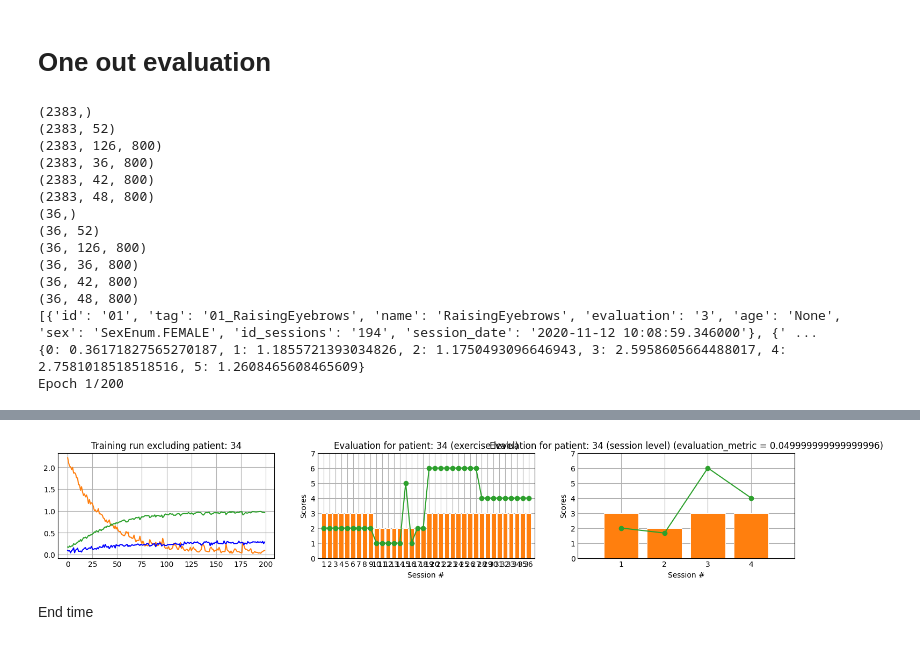
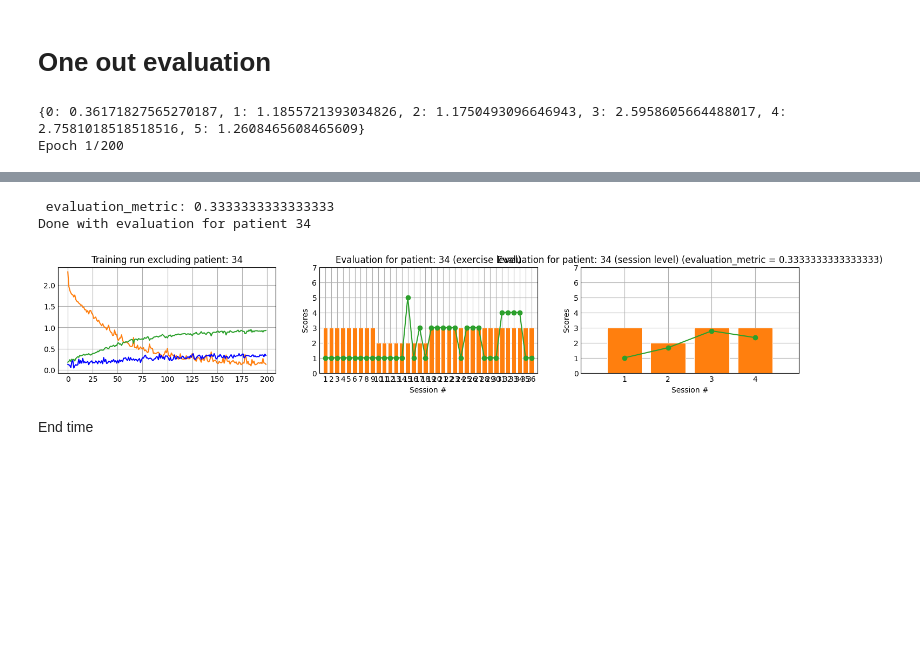
Before and after one commit to Arisiru/research-face-excercises-dynamics, a Jupyter notebook: src/Modeling_exp_FS.ipynb, the cells around one changed output, grey strips where cells are left out. Drawn from its saved outputs; the diff is of its cells as text; code cells hidden in the pictures; blank space fills up the shorter version.

```diff
--- a/src/Modeling_exp_FS.ipynb
+++ b/src/Modeling_exp_FS.ipynb
@@ -226,11 +251,11 @@ def get_cnn(inputLayer, region='default'):
     m = Conv1D(64, 3, padding='same', activation='relu', name=f'{region}-Convolution-3')(m)
     m = BatchNormalization(axis=chanDim, name=f'{region}-Normalization-3')(m)
     m = MaxPooling1D((2), name=f'{region}-Pooling-3')(m)
-    #m = Conv1D(64, 3, padding='same', activation='relu', name=f'{region}-Convolution-4')(m)
-    #m = BatchNormalization(axis=chanDim, name=f'{region}-Normalization-4')(m)
-    #m = MaxPooling1D((2), name=f'{region}-Pooling-4')(m)
+    m = Conv1D(64, 3, padding='same', activation='relu', name=f'{region}-Convolution-4')(m)
+    m = BatchNormalization(axis=chanDim, name=f'{region}-Normalization-4')(m)
+    m = MaxPooling1D((2), name=f'{region}-Pooling-4')(m)
     m = Flatten(name=f'{region}-Flatten-1')(m)
-    m = Dropout(0.3, name=f'{region}-Dropout-1')(m)
+    m = Dropout(0.5, name=f'{region}-Dropout-1')(m)
     m = Dense(128, activation="relu", name=f'{region}-Dense-1')(m)
     m = Model(inputs=inputLayer, outputs=m)
 
@@ -283,5 +263,6 @@ def get_model_regression(meta_shape, global_shape, frontal_shape, oral_shape, or
 # %%
 def get_model_classification(meta_shape, global_shape, frontal_shape, oral_shape, orbital_shape):
+
     input_meta = Input(shape=meta_shape, name='Meta-Input')
     model_meta = get_dnn(input_meta, region='Meta')
 
@@ -317,9 +298,16 @@ def get_model_classification(meta_shape, global_shape, frontal_shape, oral_shape
         model_orbital.input
     ], outputs=model_contatenate)
 
+    initial_learning_rate = 0.001
+    learning_rate = tf.keras.optimizers.schedules.ExponentialDecay(
+        initial_learning_rate=initial_learning_rate,
+        decay_steps=100000,
+        decay_rate=0.96,
+        staircase=True)
+
     model.compile(
         loss="sparse_categorical_crossentropy",
-        optimizer=Adam(learning_rate=1e-3, decay=1e-3 / 200),
+        optimizer=tf.keras.optimizers.Adam(learning_rate=initial_learning_rate),
         metrics=['accuracy']
     )
 
@@ -356,7 +326,7 @@ VERBOSE = 1
 EPOCHS = 200
 BATCH_SIZE = 16
 MODEL = 'CLASSIFICATION' #'REGRESSION'
-OUTPUT_DIR = os.path.join(dir_data_root, 'results', 'fs_evaluation', 'run_class_001')
+OUTPUT_DIR = os.path.join(dir_data_root, 'results', 'fs_evaluation', 'run_class_fs')
 # %%
 def error_size(ys, ys_pred):
     return [abs(y - y_p) for y, y_p in zip(ys, ys_pred)]
@@ -411,12 +381,12 @@ for test_parent_id in ['34']: #[]testing:
     xs_frontal = np.array(xslist_frontal, dtype='float32')
     xs_oral = np.array(xslist_oral, dtype='float32')
     xs_orbital = np.array(xslist_orbital, dtype='float32')
-    print(ys.shape)
-    print(xs_meta.shape)
-    print(xs_global.shape)
-    print(xs_frontal.shape)
-    print(xs_oral.shape)
-    print(xs_orbital.shape)
+    #print(ys.shape)
+    #print(xs_meta.shape)
+    #print(xs_global.shape)
+    #print(xs_frontal.shape)
+    #print(xs_oral.shape)
+    #print(xs_orbital.shape)
 
     ys_test = np.array(ys_test_list, dtype='int')
     xs_test_meta = np.array(xs_test_list_meta, dtype='float32')
@@ -425,14 +395,14 @@ for test_parent_id in ['34']: #[]testing:
     xs_test_oral = np.array(xs_test_list_oral, dtype='float32')
     xs_test_orbital = np.array(xs_test_list_orbital, dtype='float32')
 
-    print(ys_test.shape)
-    print(xs_test_meta.shape)
-    print(xs_test_global.shape)
-    print(xs_test_frontal.shape)
-    print(xs_test_oral.shape)
-    print(xs_test_orbital.shape)
+    #print(ys_test.shape)
+    #print(xs_test_meta.shape)
+    #print(xs_test_global.shape)
+    #print(xs_test_frontal.shape)
+    #print(xs_test_oral.shape)
+    #print(xs_test_orbital.shape)
 
-    print(test_meta_data)
+    #print(test_meta_data)
 
     weight_training_classes = None
     if MODEL == 'CLASSIFICATION':
@@ -457,11 +427,12 @@ for test_parent_id in ['34']: #[]testing:
 
     ###### REGRESSION
     model = None
-    if MODEL == 'REGRESSION':
-        model = get_model_regression(xs_meta.shape[1:],xs_global.shape[1:],xs_frontal.shape[1:],xs_oral.shape[1:],xs_orbital.shape[1:])
-    if MODEL == 'CLASSIFICATION':
-        model = get_model_classification(xs_meta.shape[1:],xs_global.shape[1:],xs_frontal.shape[1:],xs_oral.shape[1:],xs_orbital.shape[1:])
+    #if MODEL == 'REGRESSION':
+    #    model = get_model_regression(xs_meta.shape[1:],xs_global.shape[1:],xs_frontal.shape[1:],xs_oral.shape[1:],xs_orbital.shape[1:])
+    #if MODEL == 'CLASSIFICATION':
+    #    model = get_model_classification(xs_meta.shape[1:],xs_global.shape[1:],xs_frontal.shape[1:],xs_oral.shape[1:],xs_orbital.shape[1:])
 
+    model = get_model_classification(xs_meta.shape[1:],xs_global.shape[1:],xs_frontal.shape[1:],xs_oral.shape[1:],xs_orbital.shape[1:])
     hist = model.fit(
         x=[
             xs_meta,
@@ -471,13 +442,12 @@ for test_parent_id in ['34']: #[]testing:
             xs_orbital
         ],
         y=ys,
-        validation_split=0.5,
+        validation_split=0.2,
         batch_size=BATCH_SIZE,
         epochs=EPOCHS,
         class_weight=weight_training_classes,
-        shuffle=True,
+        #shuffle=True,
         verbose=VERBOSE)
-
 
     # visualizing losses and accuracy
     fig, axs = plt.subplots(1,3,figsize=(14,2))
@@ -610,21 +580,8 @@ for test_parent_id in ['34']: #[]testing:
         'evaluation_metric': evaluation_metric
     }
     json.dump(data_result, open(os.path.join(OUTPUT_DIR, f'evaluation_patient{test_parent_id}_{int(time.time())}.json') ,'w'))
-
+    break
 TIME['training_ends'] = time.time()
 # %% [output]
-(2383,)
-(2383, 52)
-(2383, 126, 800)
-(2383, 36, 800)
-(2383, 42, 800)
-(2383, 48, 800)
-(36,)
-(36, 52)
-(36, 126, 800)
-(36, 36, 800)
-(36, 42, 800)
-(36, 48, 800)
-[{'id': '01', 'tag': '01_RaisingEyebrows', 'name': 'RaisingEyebrows', 'evaluation': '3', 'age': 'None', 'sex': 'SexEnum.FEMALE', 'id_sessions': '194', 'session_date': '2020-11-12 10:08:59.346000'}, {' ...
 {0: 0.36171827565270187, 1: 1.1855721393034826, 2: 1.1750493096646943, 3: 2.5958605664488017, 4: 2.7581018518518516, 5: 1.2608465608465609}
 Epoch 1/200
@@ -670,4 +638,6 @@ Done with evaluation for patient 34
+ evaluation_metric: 0.3333333333333333
+Done with evaluation for patient 34
-[figure, old version]
+[figure, new version]
 # %% [markdown]
 End time
 # %%
```
Also changed, not shown: parts of 12 cells of this notebook, 3 other files.
